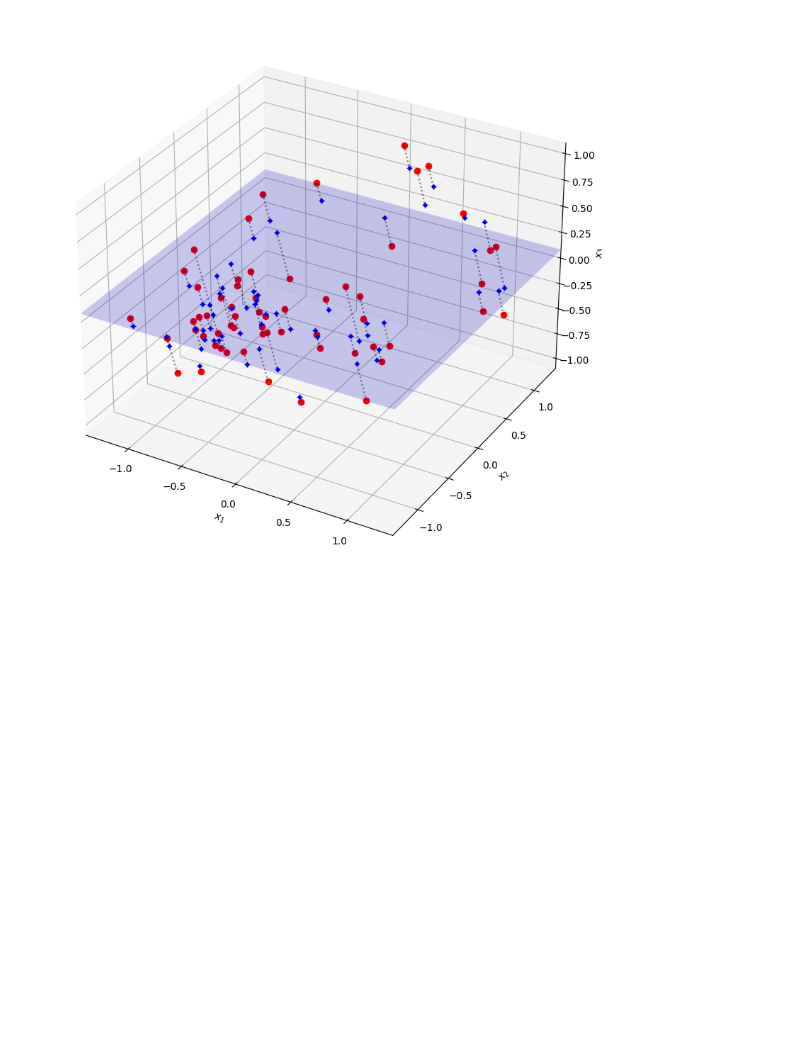
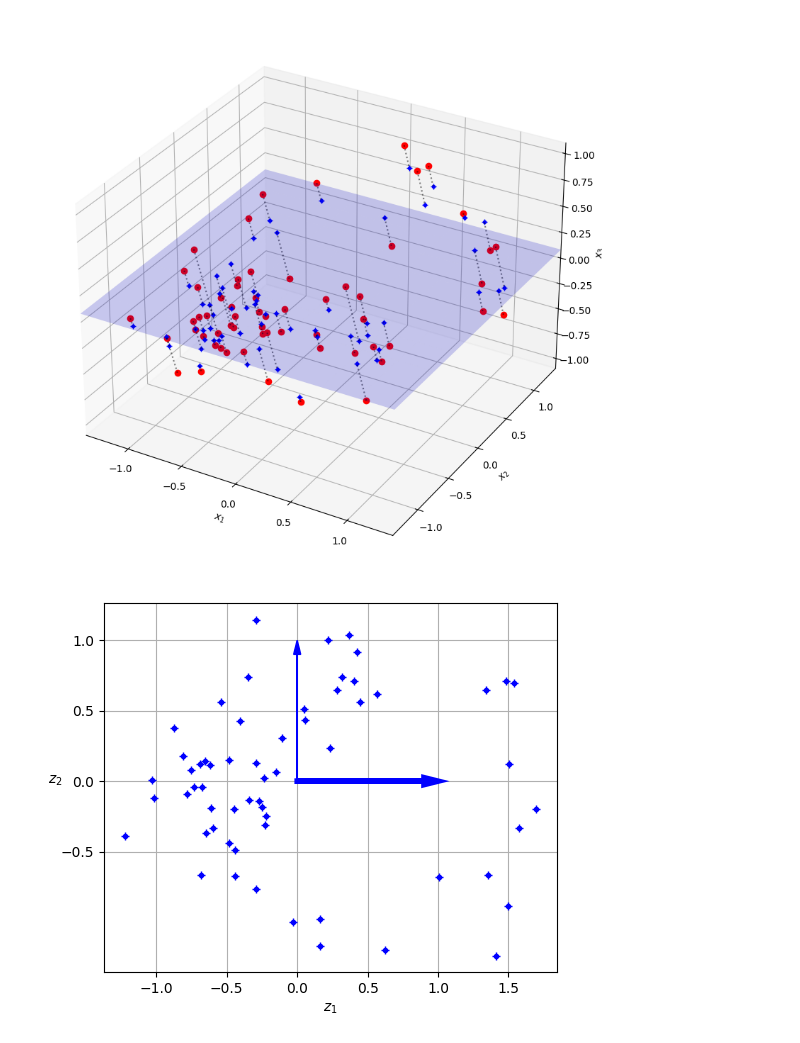
Before and after one commit to sunodmongia/PCA, a Jupyter notebook: dimensional_PCA.ipynb, the cells around one changed output. Saved outputs shown, nothing was run; the diff lists cells and outputs as text; code cells hidden in the pictures; blank space fills up the shorter version.

```diff
--- a/dimensional_PCA.ipynb
+++ b/dimensional_PCA.ipynb
@@ -66,3 +66,39 @@ ax.plot_surface(x1, x2, z, color='blue', alpha=0.2)
 # %% [output]
 <mpl_toolkits.mplot3d.art3d.Poly3DCollection at 0x...>
 [figure]
+# %%
+fig = plt.figure()
+ax = fig.add_subplot(1, 1, 1, aspect="equal")
+ax.plot(X2D[:, 0], X2D[:, 1], "b+")
+ax.plot(X2D[:, 0], X2D[:, 1], "b.")
+ax.arrow(
+    0,
+    0,
+    1,
+    0,
+    head_width=0.05,
+    length_includes_head=True,
+    head_length=0.1,
+    fc="b",
+    ec="b",
+    linewidth=4,
+)
+ax.arrow(
+    0,
+    0,
+    0,
+    1,
+    head_width=0.05,
+    length_includes_head=True,
+    head_length=0.1,
+    fc="b",
+    ec="b",
+    linewidth=1,
+)
+ax.set_xlabel('$z_1$')
+ax.set_yticks([-0.5, 0, 0.5, 1])
+ax.set_ylabel('$z_2$', rotation=0)
+ax.set_axisbelow(True)
+ax.grid()
+# %% [output]
+[figure, added]
```
Also changed, not shown: parts of 2 cells of this notebook.
